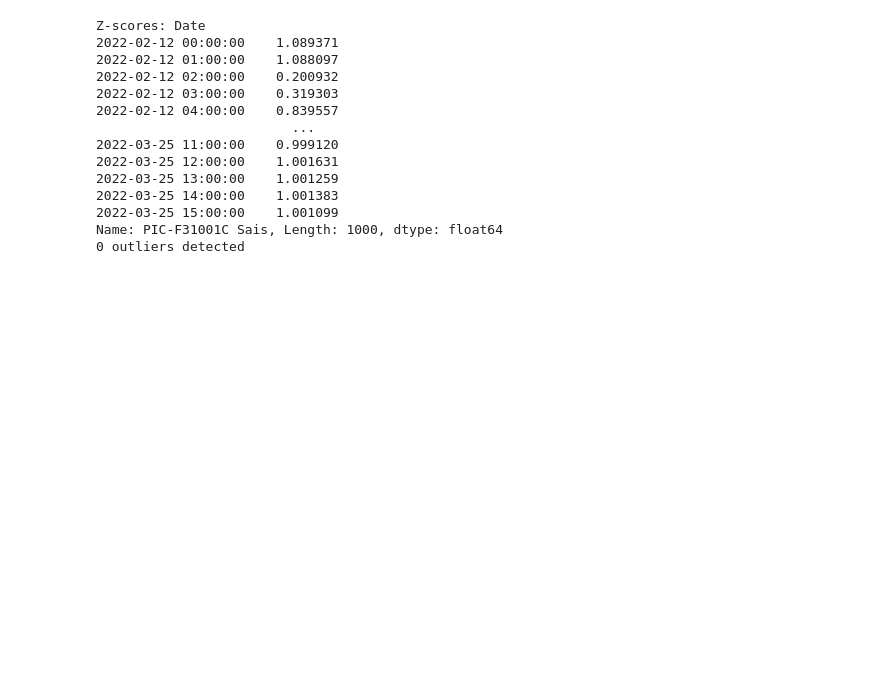
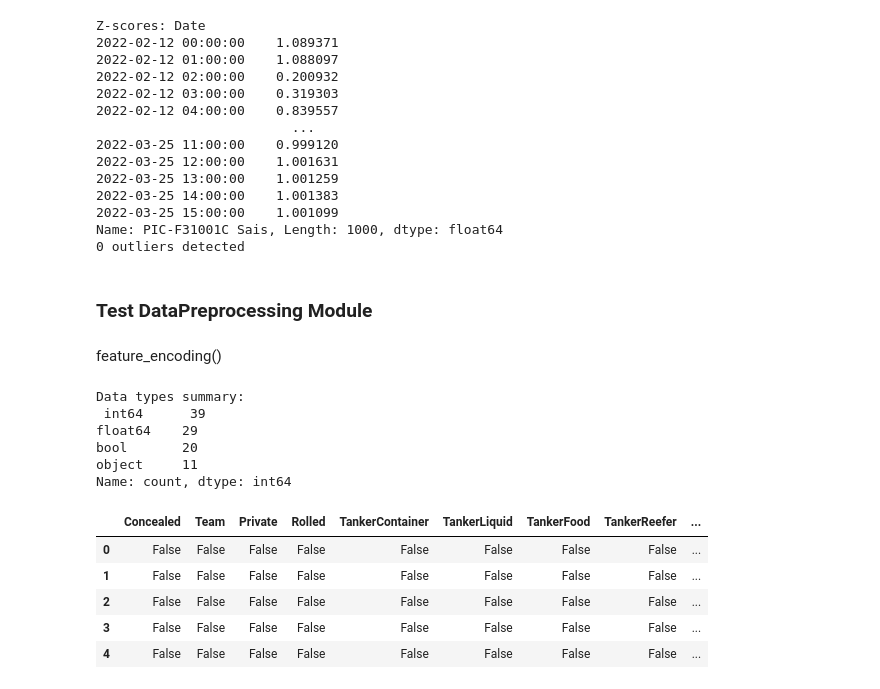
Before and after one commit to Rain-Elutions/Data-Processing-Automation, a Jupyter notebook: test.ipynb, the cells around one changed output. Drawn from its saved outputs; the diff is of its cells as text; code cells hidden in the pictures; blank space fills up the shorter version.

```diff
--- a/test.ipynb
+++ b/test.ipynb
@@ -192,3 +200,5 @@ Z-scores: Date
 2022-03-25 15:00:00    1.001099
 Name: PIC-F31001C Sais, Length: 1000, dtype: float64
 0 outliers detected
+# %% [markdown]
+### Test DataPreprocessing Module
@@ -194,0 +207,12 @@ Name: PIC-F31001C Sais, Length: 1000, dtype: float64
+# %% [markdown]
+feature_encoding()
+# %%
+data_exploration = DataExploration()
+data_exploration.summarize_data_type(df)
+# %% [output]
+Data types summary:
+ int64      39
+float64    29
+bool       20
+object     11
+Name: count, dtype: int64
@@ -194,0 +223,9 @@ Name: PIC-F31001C Sais, Length: 1000, dtype: float64
+# %%
+df[bool_cols].head()
+# %% [output]
+|  | Concealed | Team | Private | Rolled | TankerContainer | TankerLiquid | TankerFood | TankerReefer | ... |
+| 0 | False | False | False | False | False | False | False | False | ... |
+| 1 | False | False | False | False | False | False | False | False | ... |
+| 2 | False | False | False | False | False | False | False | False | ... |
+| 3 | False | False | False | False | False | False | False | False | ... |
+| 4 | False | False | False | False | False | False | False | False | ... |
```
Also changed, not shown: parts of 15 cells of this notebook, 2 other files.
